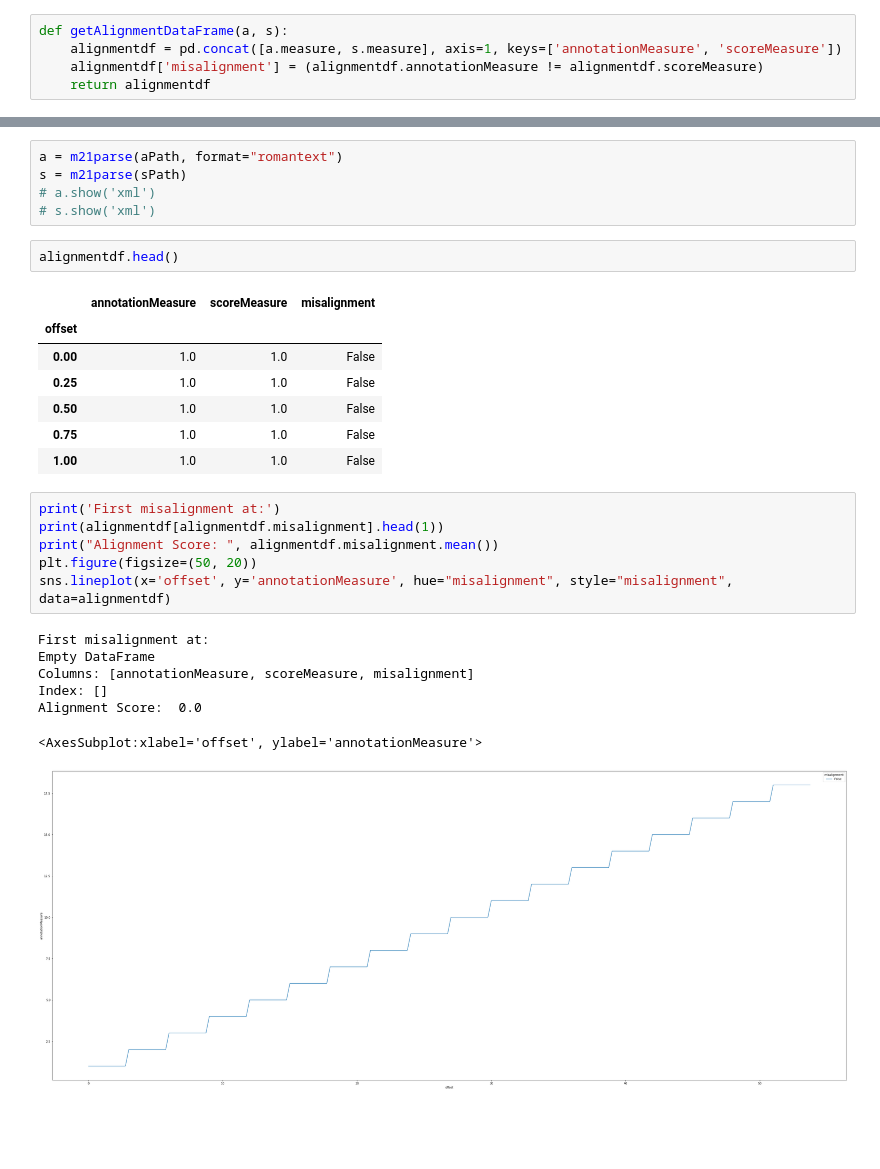
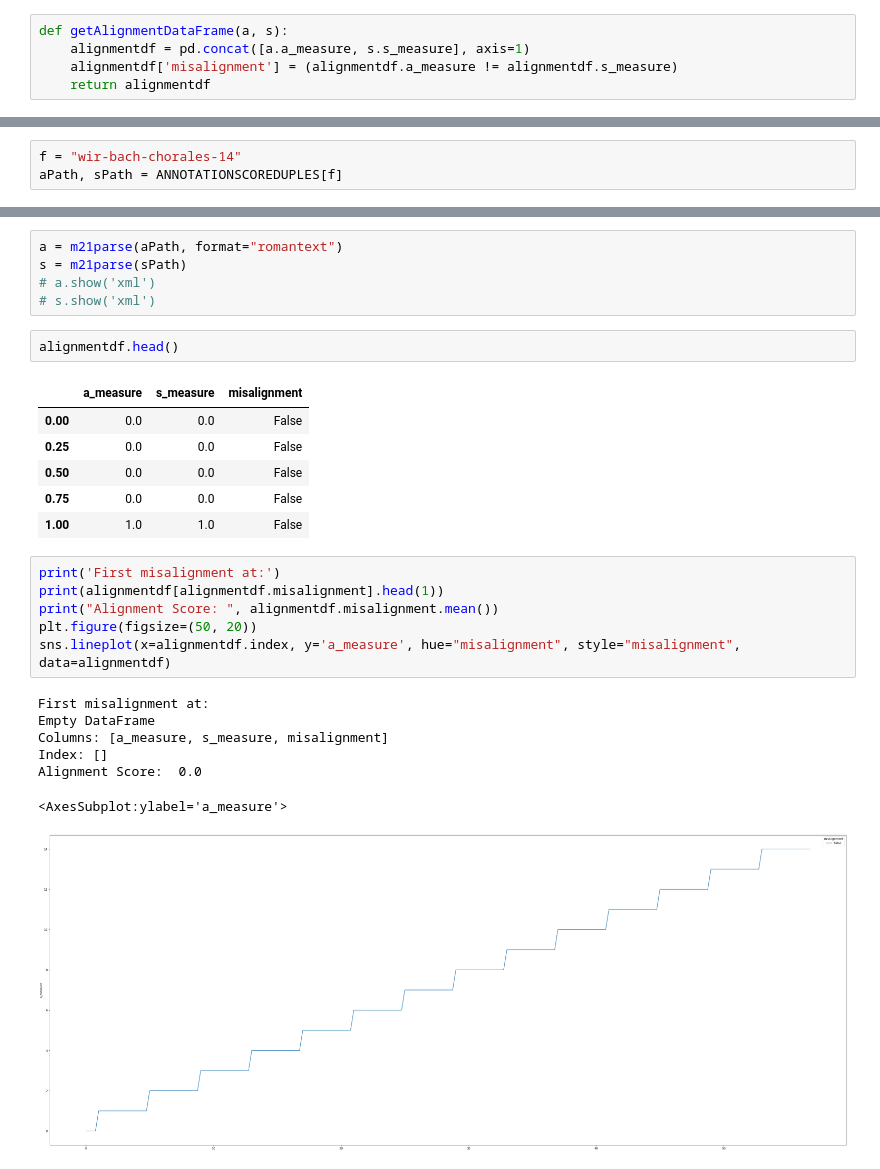
Before and after one commit to napulen/AugmentedNet, a Jupyter notebook: MeasureAlignment.ipynb, the cells around one changed output, grey strips where cells are left out. Drawn from its saved outputs; the diff is of its cells as text; blank space fills up the shorter version.

```diff
--- a/MeasureAlignment.ipynb
+++ b/MeasureAlignment.ipynb
@@ -8,6 +9,6 @@ from music21.converter import parse as m21parse
 pd.set_option('display.max_rows', 6000)
 # %%
 def getAlignmentDataFrame(a, s):
-    alignmentdf = pd.concat([a.measure, s.measure], axis=1, keys=['annotationMeasure', 'scoreMeasure'])
-    alignmentdf['misalignment'] = (alignmentdf.annotationMeasure != alignmentdf.scoreMeasure)
+    alignmentdf = pd.concat([a.a_measure, s.s_measure], axis=1)
+    alignmentdf['misalignment'] = (alignmentdf.a_measure != alignmentdf.s_measure)
     return alignmentdf
@@ -17,3 +15,6 @@ sPath = "AlignedBachChorales/bwv145.5.mxl"
+# %%
+f = "wir-bach-chorales-14"
+aPath, sPath = ANNOTATIONSCOREDUPLES[f]
 # %%
 a = parseAnnotation(aPath)
 s = parseScore(sPath)
@@ -26,27 +27,26 @@ s = m21parse(sPath)
 # %%
 alignmentdf.head()
 # %% [output]
-|  | annotationMeasure | scoreMeasure | misalignment |
-| offset |  |  |  |
-| 0.00 | 1.0 | 1.0 | False |
-| 0.25 | 1.0 | 1.0 | False |
-| 0.50 | 1.0 | 1.0 | False |
-| 0.75 | 1.0 | 1.0 | False |
+|  | a_measure | s_measure | misalignment |
+| 0.00 | 0.0 | 0.0 | False |
+| 0.25 | 0.0 | 0.0 | False |
+| 0.50 | 0.0 | 0.0 | False |
+| 0.75 | 0.0 | 0.0 | False |
 | 1.00 | 1.0 | 1.0 | False |
 # %%
 print('First misalignment at:')
 print(alignmentdf[alignmentdf.misalignment].head(1))
 print("Alignment Score: ", alignmentdf.misalignment.mean())
 plt.figure(figsize=(50, 20))
-sns.lineplot(x='offset', y='annotationMeasure', hue="misalignment", style="misalignment", data=alignmentdf)
+sns.lineplot(x=alignmentdf.index, y='a_measure', hue="misalignment", style="misalignment", data=alignmentdf)
 # %% [output]
 First misalignment at:
 Empty DataFrame
-Columns: [annotationMeasure, scoreMeasure, misalignment]
+Columns: [a_measure, s_measure, misalignment]
 Index: []
 Alignment Score:  0.0
-<AxesSubplot:xlabel='offset', ylabel='annotationMeasure'>
+<AxesSubplot:ylabel='a_measure'>
-[figure, old version]
+[figure, new version]
 # %%
 alignmentdf
 # %% [output]
```
Also changed, not shown: parts of 3 cells of this notebook, 3 other files.
